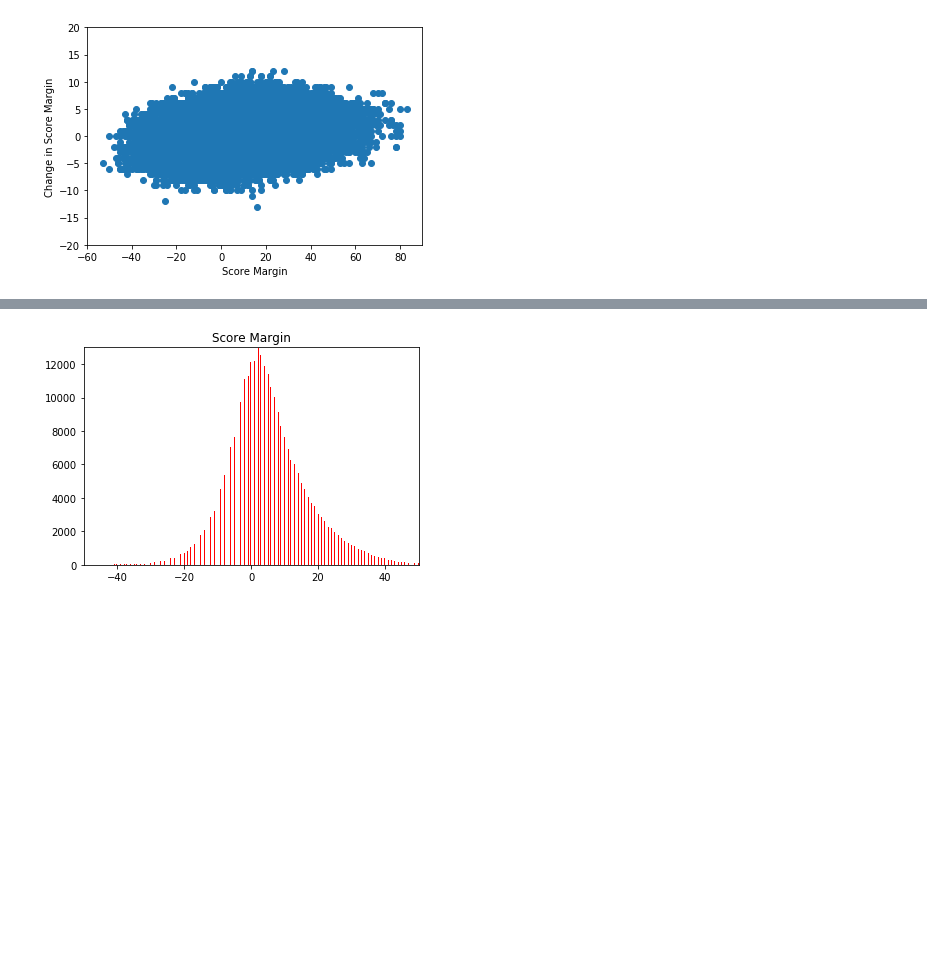
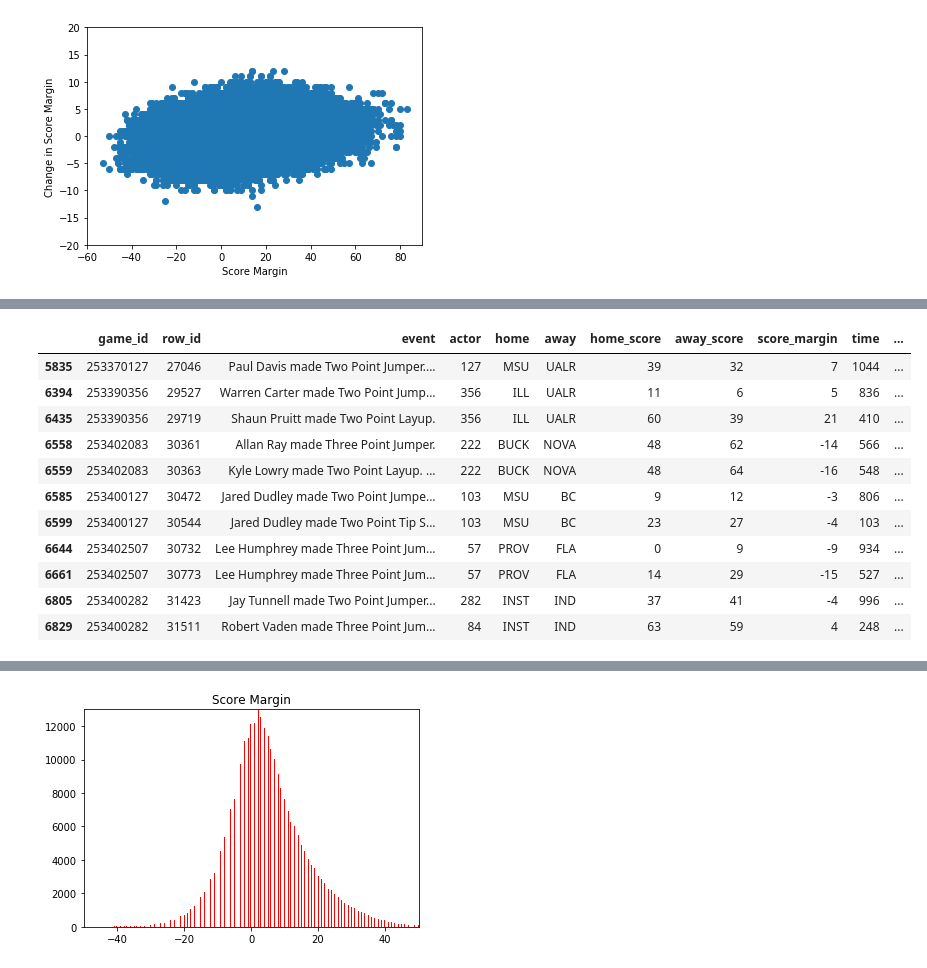
Before and after one commit to mattfred10/Timeout-Analyzer, a Jupyter notebook: Run Analyzer.ipynb, the cells around one changed output, grey strips where cells are left out. Drawn from its saved outputs; the diff is of its cells as text; code cells hidden in the pictures; blank space fills up the shorter version.

```diff
--- a/Run Analyzer.ipynb
+++ b/Run Analyzer.ipynb
@@ -312,0 +323,15 @@ result.loc[(result['delta_score_margin'] < -11)]
+# %%
+runs.loc[(runs.index < 6990)&(runs.index > 5830)]
+# %% [output]
+|  | game_id | row_id | event | actor | home | away | home_score | away_score | score_margin | time | ... |
+| 5835 | 253370127 | 27046 | Paul Davis made Two Point Jumper.... | 127 | MSU | UALR | 39 | 32 | 7 | 1044 | ... |
+| 6394 | 253390356 | 29527 | Warren Carter made Two Point Jump... | 356 | ILL | UALR | 11 | 6 | 5 | 836 | ... |
+| 6435 | 253390356 | 29719 | Shaun Pruitt made Two Point Layup. | 356 | ILL | UALR | 60 | 39 | 21 | 410 | ... |
+| 6558 | 253402083 | 30361 | Allan Ray made Three Point Jumper. | 222 | BUCK | NOVA | 48 | 62 | -14 | 566 | ... |
+| 6559 | 253402083 | 30363 | Kyle Lowry made Two Point Layup. ... | 222 | BUCK | NOVA | 48 | 64 | -16 | 548 | ... |
+| 6585 | 253400127 | 30472 | Jared Dudley made Two Point Jumpe... | 103 | MSU | BC | 9 | 12 | -3 | 806 | ... |
+| 6599 | 253400127 | 30544 | Jared Dudley made Two Point Tip S... | 103 | MSU | BC | 23 | 27 | -4 | 103 | ... |
+| 6644 | 253402507 | 30732 | Lee Humphrey made Three Point Jum... | 57 | PROV | FLA | 0 | 9 | -9 | 934 | ... |
+| 6661 | 253402507 | 30773 | Lee Humphrey made Three Point Jum... | 57 | PROV | FLA | 14 | 29 | -15 | 527 | ... |
+| 6805 | 253400282 | 31423 | Jay Tunnell made Two Point Jumper... | 282 | INST | IND | 37 | 41 | -4 | 996 | ... |
+| 6829 | 253400282 | 31511 | Robert Vaden made Three Point Jum... | 84 | INST | IND | 63 | 59 | 4 | 248 | ... |
```
Also changed, not shown: parts of 9 cells of this notebook.
